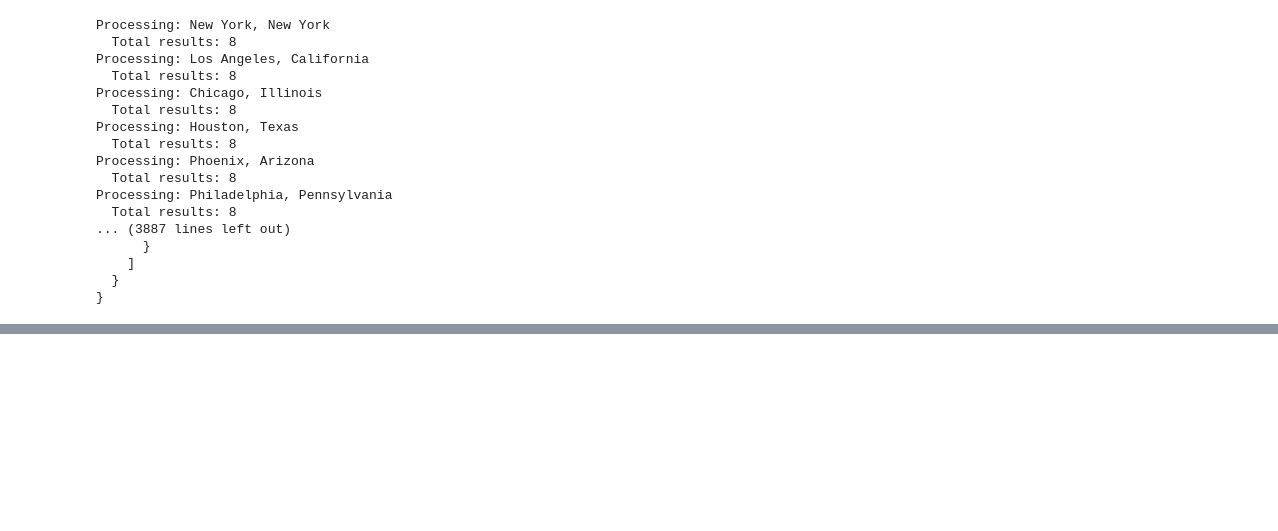
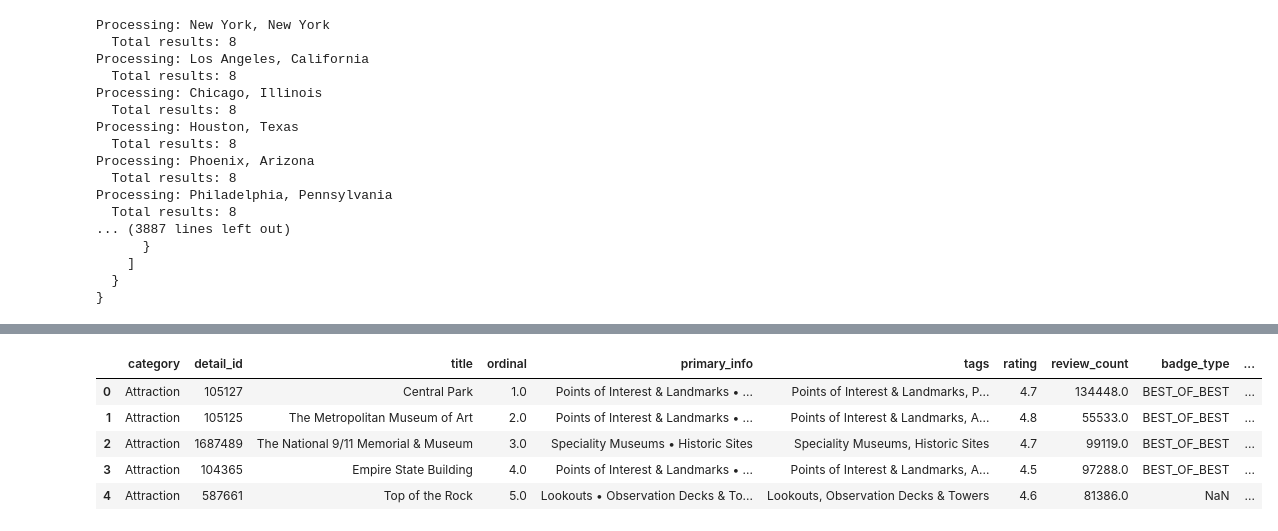
Before and after one commit to amien1410/amien-scrapers, a Jupyter notebook: Patrick_Tripadvisor_Scraper_June2026.ipynb, the cells around one changed output, grey strips where cells are left out. Drawn from its saved outputs; the diff is of its cells as text; code cells hidden in the pictures; blank space fills up the shorter version.

```diff
--- a/Patrick_Tripadvisor_Scraper_June2026.ipynb
+++ b/Patrick_Tripadvisor_Scraper_June2026.ipynb
@@ -694,0 +1077,10 @@ City: New York City (geo_id: 60763)
+# %%
+df_attraction = pd.read_csv('/content/New York City/New York City_Attraction.csv')
+display(df_attraction.head())
+# %% [output]
+|  | category | detail_id | title | ordinal | primary_info | tags | rating | review_count | badge_type | ... |
+| 0 | Attraction | 105127 | Central Park | 1.0 | Points of Interest & Landmarks • ... | Points of Interest & Landmarks, P... | 4.7 | 134448.0 | BEST_OF_BEST | ... |
+| 1 | Attraction | 105125 | The Metropolitan Museum of Art | 2.0 | Points of Interest & Landmarks • ... | Points of Interest & Landmarks, A... | 4.8 | 55533.0 | BEST_OF_BEST | ... |
+| 2 | Attraction | 1687489 | The National 9/11 Memorial & Museum | 3.0 | Speciality Museums • Historic Sites | Speciality Museums, Historic Sites | 4.7 | 99119.0 | BEST_OF_BEST | ... |
+| 3 | Attraction | 104365 | Empire State Building | 4.0 | Points of Interest & Landmarks • ... | Points of Interest & Landmarks, A... | 4.5 | 97288.0 | BEST_OF_BEST | ... |
+| 4 | Attraction | 587661 | Top of the Rock | 5.0 | Lookouts • Observation Decks & To... | Lookouts, Observation Decks & Towers | 4.6 | 81386.0 | NaN | ... |
```
Also changed, not shown: parts of 6 cells of this notebook.
